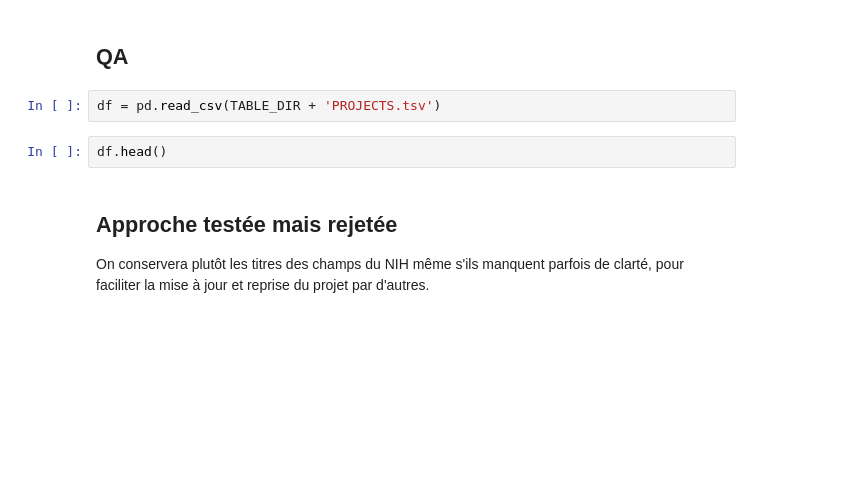
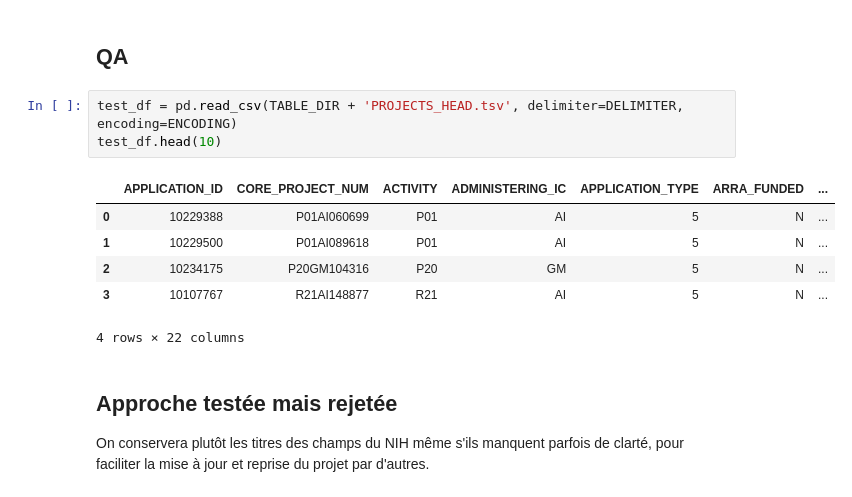
Before and after one commit to scameronp/nih-reporter, a Jupyter notebook: notebooks/Tests_for_Microsoft_SQL_Server_import.ipynb, the cells around one changed output. Saved outputs shown, nothing was run; the diff lists cells and outputs as text; blank space fills up the shorter version.

```diff
--- a/notebooks/Tests_for_Microsoft_SQL_Server_import.ipynb
+++ b/notebooks/Tests_for_Microsoft_SQL_Server_import.ipynb
@@ -408,10 +444,16 @@ filter_columns(ENHANCED_FILE, TABLE_DIR + 'STUDY_SECTION.tsv', [
     STUDY_SECTION_NAME])
 # %% [markdown]
 ## QA
-# %%
-df = pd.read_csv(TABLE_DIR + 'PROJECTS.tsv')
-# %%
-df.head()
+# %%
+test_df = pd.read_csv(TABLE_DIR + 'PROJECTS_HEAD.tsv', delimiter=DELIMITER, encoding=ENCODING)
+test_df.head(10)
+# %% [output]
+|  | APPLICATION_ID | CORE_PROJECT_NUM | ACTIVITY | ADMINISTERING_IC | APPLICATION_TYPE | ARRA_FUNDED | ... |
+| 0 | 10229388 | P01AI060699 | P01 | AI | 5 | N | ... |
+| 1 | 10229500 | P01AI089618 | P01 | AI | 5 | N | ... |
+| 2 | 10234175 | P20GM104316 | P20 | GM | 5 | N | ... |
+| 3 | 10107767 | R21AI148877 | R21 | AI | 5 | N | ... |
+4 rows × 22 columns
 # %% [markdown]
 ## Approche testée mais rejetée
 
```
Also changed, not shown: parts of 8 cells of this notebook.
